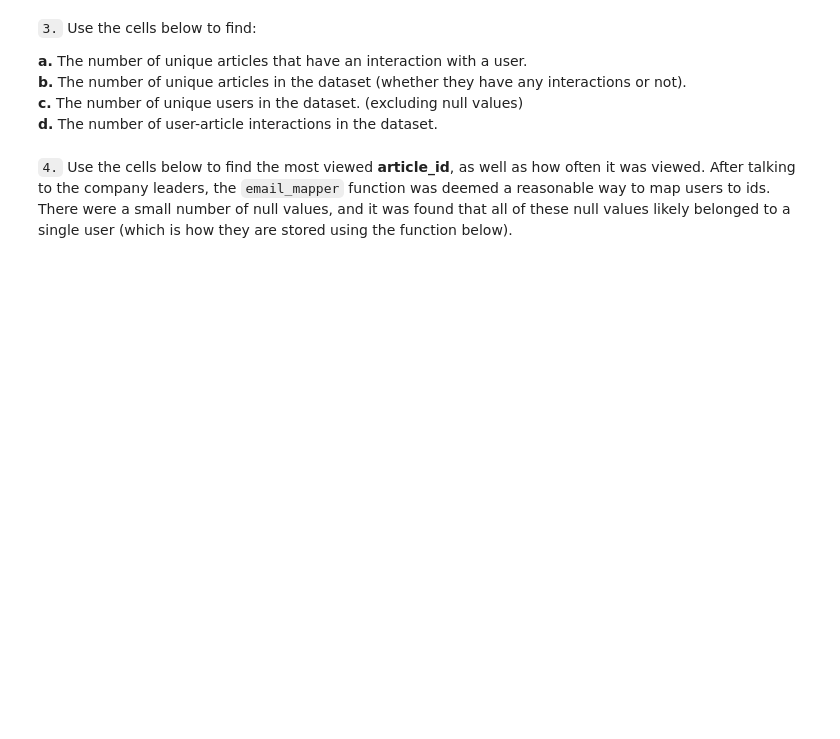
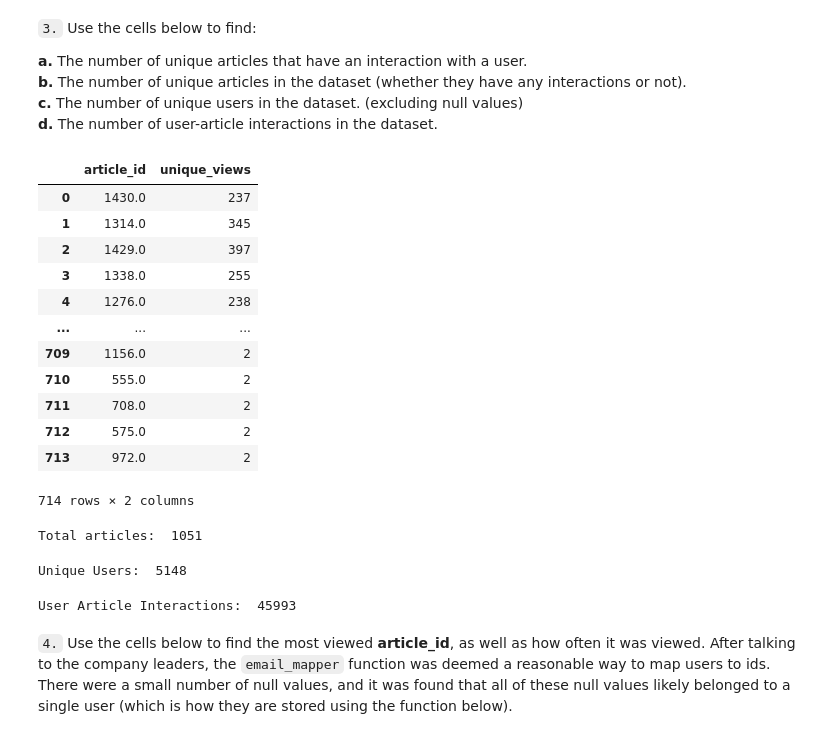
Before and after one commit to defunSM/Data-Science-Portfolio, a Jupyter notebook: IBM Watson Recommendation System/Recommendations_with_IBM.ipynb, the cells around one changed output. Cells and saved outputs as stored; diff of their text form; code cells hidden in the pictures; blank space fills up the shorter version.

```diff
--- a/IBM Watson Recommendation System/Recommendations_with_IBM.ipynb
+++ b/IBM Watson Recommendation System/Recommendations_with_IBM.ipynb
@@ -117,4 +126,49 @@ Max views on an Article:  937
 **b.** The number of unique articles in the dataset (whether they have any interactions or not).<br>
 **c.** The number of unique users in the dataset. (excluding null values) <br>
 **d.** The number of user-article interactions in the dataset.
+# %%
+# The number of unique articles that have an interaction with a user
+df.groupby('article_id').size()
+
+article_ids = df['article_id'].unique()
+unique_views = []
+
+for i in article_ids:
+    unique_view_count = df[df['article_id']==i]['email'].nunique()
+    unique_views.append(unique_view_count)
+
+data = {'article_id': article_ids, 'unique_views': unique_views}
+df_unique_views = pd.DataFrame(data=data)
+df_unique_views
+# %% [output]
+|  | article_id | unique_views |
+| 0 | 1430.0 | 237 |
+| 1 | 1314.0 | 345 |
+| 2 | 1429.0 | 397 |
+| 3 | 1338.0 | 255 |
+| 4 | 1276.0 | 238 |
+| ... | ... | ... |
+| 709 | 1156.0 | 2 |
+| 710 | 555.0 | 2 |
+| 711 | 708.0 | 2 |
+| 712 | 575.0 | 2 |
+| 713 | 972.0 | 2 |
+714 rows × 2 columns
+# %%
+# Number of unique articles on the IBM platform
+total_articles = df_content.shape[0]
+print("Total articles: ", total_articles)
+# %% [output]
+Total articles:  1051
+# %%
+unique_users = len(set(df['email']))-1
+print("Unique Users: ", unique_users)
+# %% [output]
+Unique Users:  5148
+# %%
+# Number of user article interactions
+user_article_interaction = df.shape[0]
+print("User Article Interactions: ", user_article_interaction)
+# %% [output]
+User Article Interactions:  45993
 # %%
```
Also changed, not shown: parts of 13 cells of this notebook.
